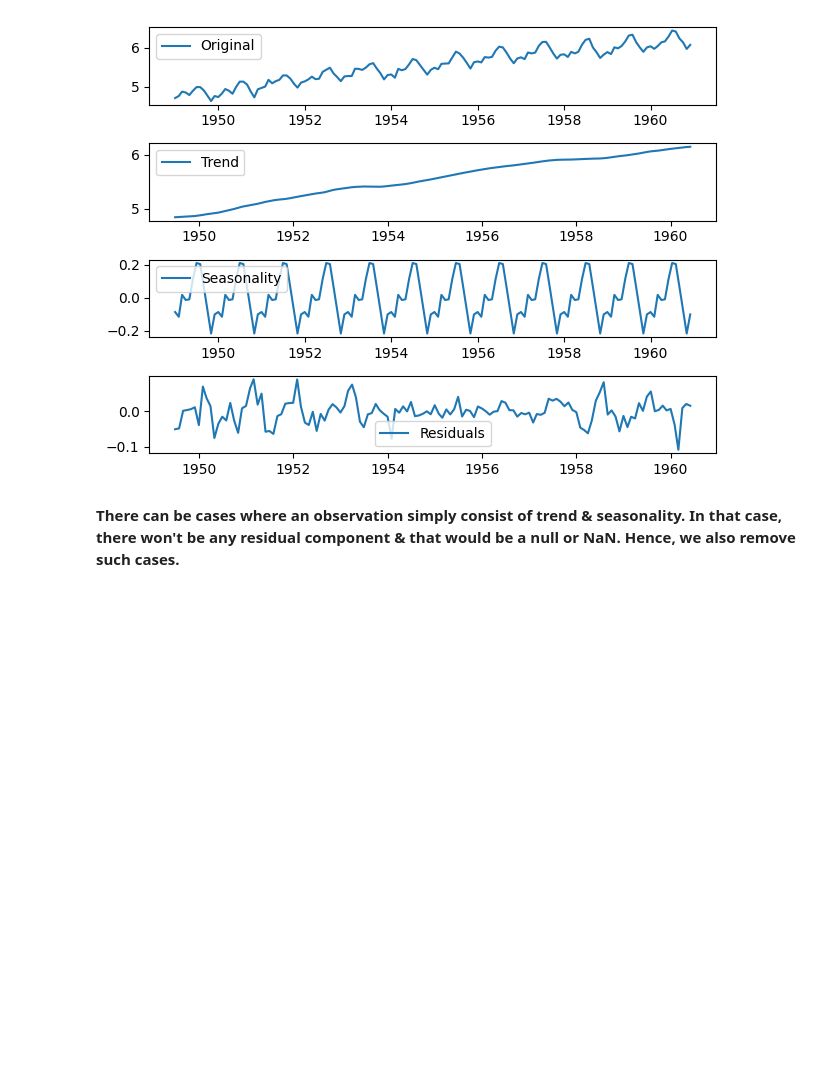
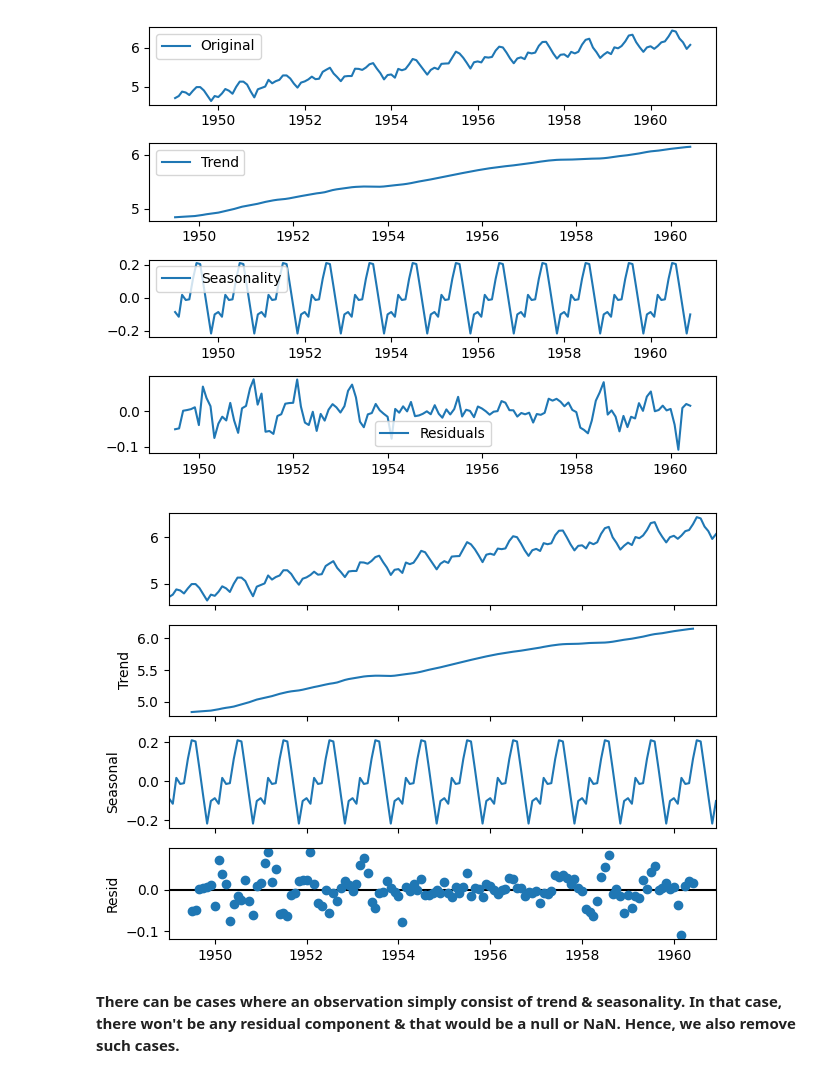
Before and after one commit to quantumhome/DataAnalysisCaseStudy, a Jupyter notebook: air_passengers_time_series_arima.ipynb, the cells around one changed output. Cells and saved outputs as stored; diff of their text form; code cells hidden in the pictures; blank space fills up the shorter version.

```diff
--- a/air_passengers_time_series_arima.ipynb
+++ b/air_passengers_time_series_arima.ipynb
@@ -413,6 +413,12 @@ plt.legend(loc='best')
 plt.tight_layout()
 # %% [output]
 [figure]
+# %%
+decompose_result=seasonal_decompose(airpass_log)
+decompose_result.plot()
+plt.show()
+# %% [output]
+[figure, added]
 # %% [markdown]
 **There can be cases where an observation simply consist of trend & seasonality. In that case, there won't be any residual component & that would be a null or NaN. Hence, we also remove such cases.**
 # %%
```
Also changed, not shown: parts of 4 cells of this notebook.
